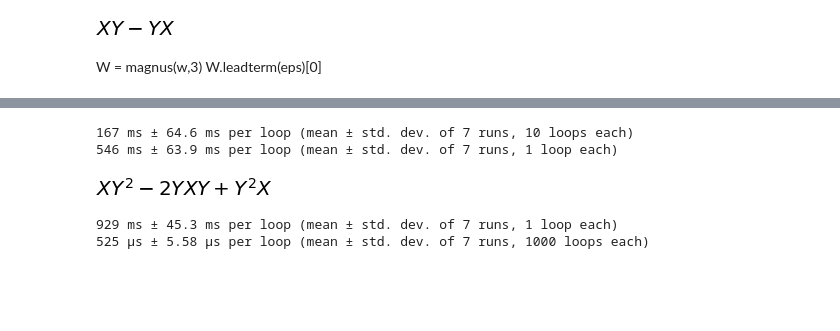
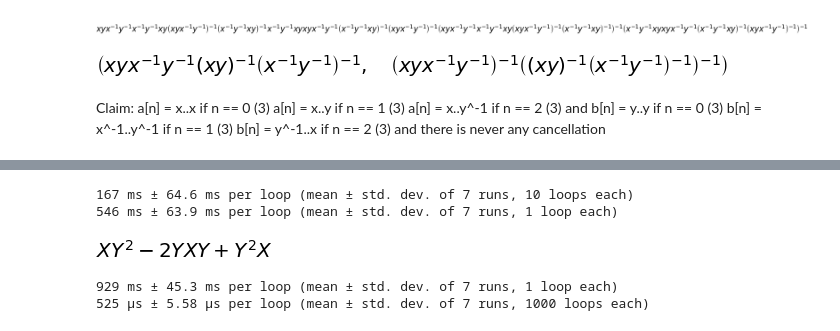
Before and after one commit to seaneberhard/free-group-girth, a Jupyter notebook: sympy_testing.ipynb, the cells around one changed output, grey strips where cells are left out. Cells and saved outputs as stored; diff of their text form; code cells hidden in the pictures; blank space fills up the shorter version.

```diff
--- a/sympy_testing.ipynb
+++ b/sympy_testing.ipynb
@@ -28,0 +39,2 @@ w = comm(x,y)
+# %%
+w = comm(w,y)
@@ -35,7 +49,7 @@ def magnus(w):
-# %%
-magnus(w)
-# %% [output]
-[figure, removed]
-# %% [markdown]
-W = magnus(w,3)
-W.leadterm(eps)[0]
+# %%
+theta = lambda expr : expr.subs({x:x**-1, y:y**-1})
+# %%
+w = comm(w,theta(w))
+w
+# %% [output]
+[figure, added]
@@ -41,0 +64,15 @@ W.leadterm(eps)[0]
+# %%
+n=3
+a[n],b[n]
+# %% [output]
+[figure, added]
+# %% [markdown]
+Claim:
+a[n] = x..x if n == 0 (3)
+a[n] = x..y if n == 1 (3)
+a[n] = x..y^-1 if n == 2 (3)
+and
+b[n] = y..y if n == 0 (3)
+b[n] = x^-1..y^-1 if n == 1 (3)
+b[n] = y^-1..x if n == 2 (3)
+and there is never any cancellation
```
Also changed, not shown: parts of 10 cells of this notebook.
